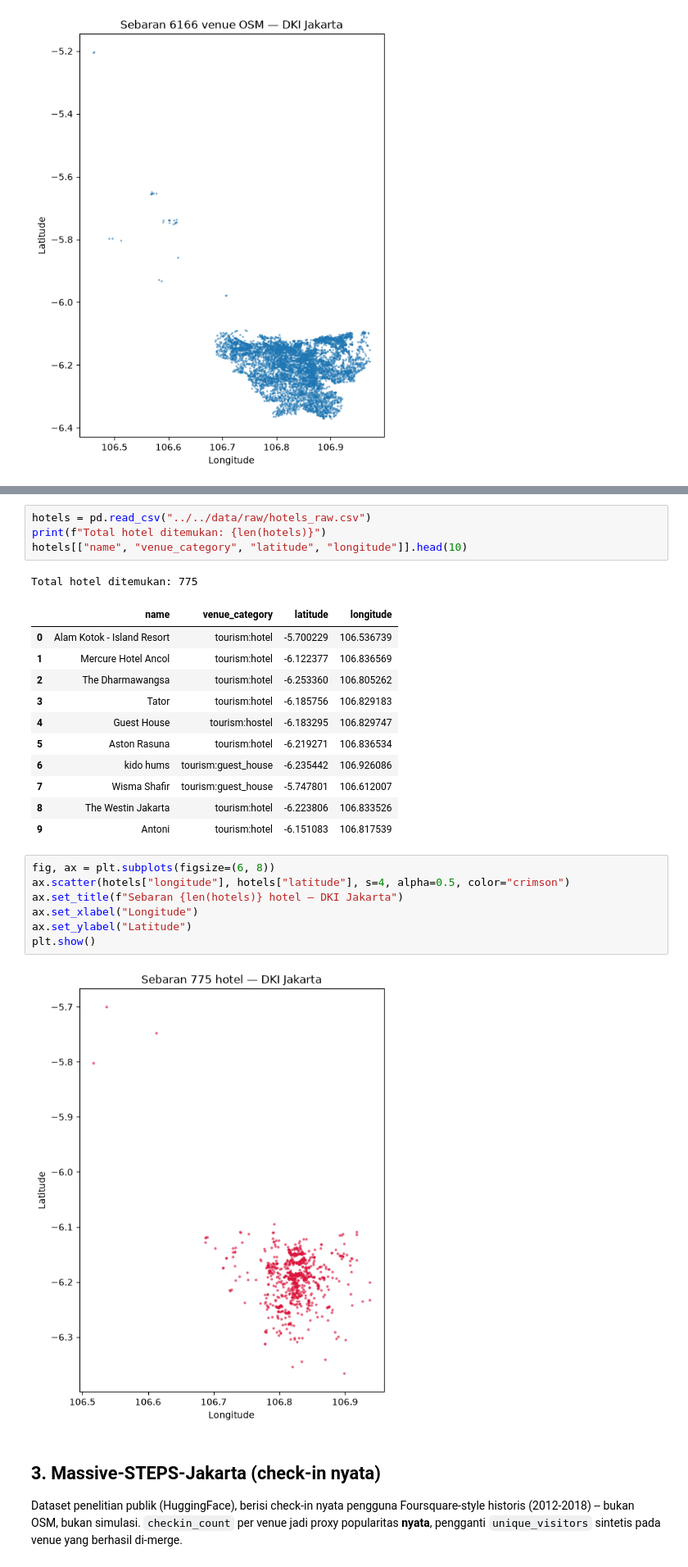
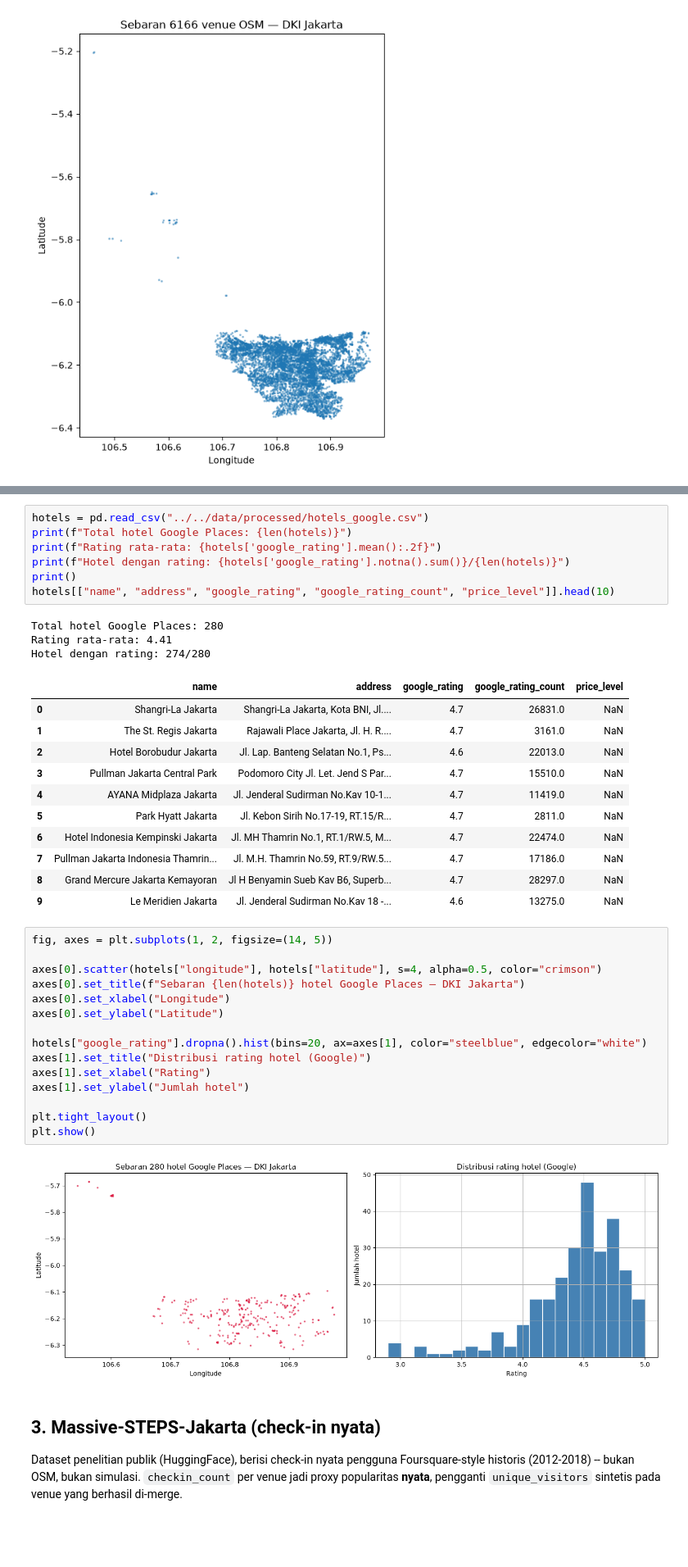
Before and after one commit to Hazjel/sistem-rekomendasi-destinasi-wisata-jakarta, a Jupyter notebook: docs/notebooks/02_data_collection.ipynb, the cells around one changed output, grey strips where cells are left out. Shown at 82% size. Drawn from its saved outputs; the diff is of its cells as text; blank space fills up the shorter version.

```diff
--- a/docs/notebooks/02_data_collection.ipynb
+++ b/docs/notebooks/02_data_collection.ipynb
@@ -72,29 +74,42 @@ yang diskor/direkomendasikan). Filter: `tourism=hotel/guest_house/hostel/apartme
 # %%
-hotels = pd.read_csv("../../data/raw/hotels_raw.csv")
-print(f"Total hotel ditemukan: {len(hotels)}")
-hotels[["name", "venue_category", "latitude", "longitude"]].head(10)
+hotels = pd.read_csv("../../data/processed/hotels_google.csv")
+print(f"Total hotel Google Places: {len(hotels)}")
+print(f"Rating rata-rata: {hotels['google_rating'].mean():.2f}")
+print(f"Hotel dengan rating: {hotels['google_rating'].notna().sum()}/{len(hotels)}")
+print()
+hotels[["name", "address", "google_rating", "google_rating_count", "price_level"]].head(10)
 # %% [output]
-Total hotel ditemukan: 775
+Total hotel Google Places: 280
+Rating rata-rata: 4.41
+Hotel dengan rating: 274/280
-|  | name | venue_category | latitude | longitude |
-| 0 | Alam Kotok - Island Resort | tourism:hotel | -5.700229 | 106.536739 |
-| 1 | Mercure Hotel Ancol | tourism:hotel | -6.122377 | 106.836569 |
-| 2 | The Dharmawangsa | tourism:hotel | -6.253360 | 106.805262 |
-| 3 | Tator | tourism:hotel | -6.185756 | 106.829183 |
-| 4 | Guest House | tourism:hostel | -6.183295 | 106.829747 |
-| 5 | Aston Rasuna | tourism:hotel | -6.219271 | 106.836534 |
-| 6 | kido hums | tourism:guest_house | -6.235442 | 106.926086 |
-| 7 | Wisma Shafir | tourism:guest_house | -5.747801 | 106.612007 |
-| 8 | The Westin Jakarta | tourism:hotel | -6.223806 | 106.833526 |
-| 9 | Antoni | tourism:hotel | -6.151083 | 106.817539 |
+|  | name | address | google_rating | google_rating_count | price_level |
+| 0 | Shangri-La Jakarta | Shangri-La Jakarta, Kota BNI, Jl.... | 4.7 | 26831.0 | NaN |
+| 1 | The St. Regis Jakarta | Rajawali Place Jakarta, Jl. H. R.... | 4.7 | 3161.0 | NaN |
+| 2 | Hotel Borobudur Jakarta | Jl. Lap. Banteng Selatan No.1, Ps... | 4.6 | 22013.0 | NaN |
+| 3 | Pullman Jakarta Central Park | Podomoro City Jl. Let. Jend S Par... | 4.7 | 15510.0 | NaN |
+| 4 | AYANA Midplaza Jakarta | Jl. Jenderal Sudirman No.Kav 10-1... | 4.7 | 11419.0 | NaN |
+| 5 | Park Hyatt Jakarta | Jl. Kebon Sirih No.17-19, RT.15/R... | 4.7 | 2811.0 | NaN |
+| 6 | Hotel Indonesia Kempinski Jakarta | Jl. MH Thamrin No.1, RT.1/RW.5, M... | 4.7 | 22474.0 | NaN |
+| 7 | Pullman Jakarta Indonesia Thamrin... | Jl. M.H. Thamrin No.59, RT.9/RW.5... | 4.7 | 17186.0 | NaN |
+| 8 | Grand Mercure Jakarta Kemayoran | Jl H Benyamin Sueb Kav B6, Superb... | 4.7 | 28297.0 | NaN |
+| 9 | Le Meridien Jakarta | Jl. Jenderal Sudirman No.Kav 18 -... | 4.6 | 13275.0 | NaN |
 # %%
-fig, ax = plt.subplots(figsize=(6, 8))
-ax.scatter(hotels["longitude"], hotels["latitude"], s=4, alpha=0.5, color="crimson")
-ax.set_title(f"Sebaran {len(hotels)} hotel — DKI Jakarta")
-ax.set_xlabel("Longitude")
-ax.set_ylabel("Latitude")
+fig, axes = plt.subplots(1, 2, figsize=(14, 5))
+
+axes[0].scatter(hotels["longitude"], hotels["latitude"], s=4, alpha=0.5, color="crimson")
+axes[0].set_title(f"Sebaran {len(hotels)} hotel Google Places — DKI Jakarta")
+axes[0].set_xlabel("Longitude")
+axes[0].set_ylabel("Latitude")
+
+hotels["google_rating"].dropna().hist(bins=20, ax=axes[1], color="steelblue", edgecolor="white")
+axes[1].set_title("Distribusi rating hotel (Google)")
+axes[1].set_xlabel("Rating")
+axes[1].set_ylabel("Jumlah hotel")
+
+plt.tight_layout()
 plt.show()
 # %% [output]
-[figure, old version]
+[figure, new version]
 # %% [markdown]
 ## 3. Massive-STEPS-Jakarta (check-in nyata)
 
```
Also changed, not shown: parts of 8 cells of this notebook, 1 other file.
